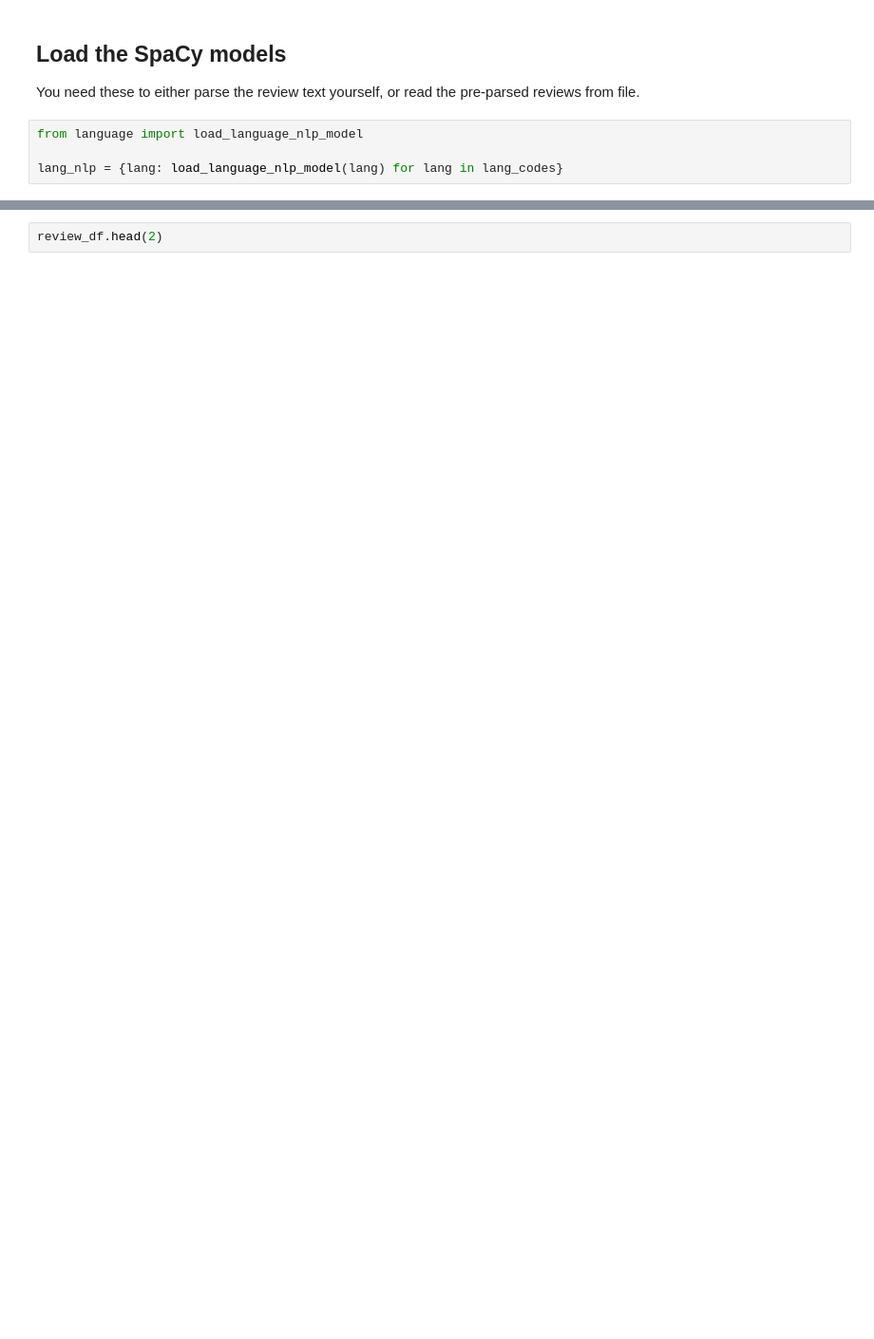
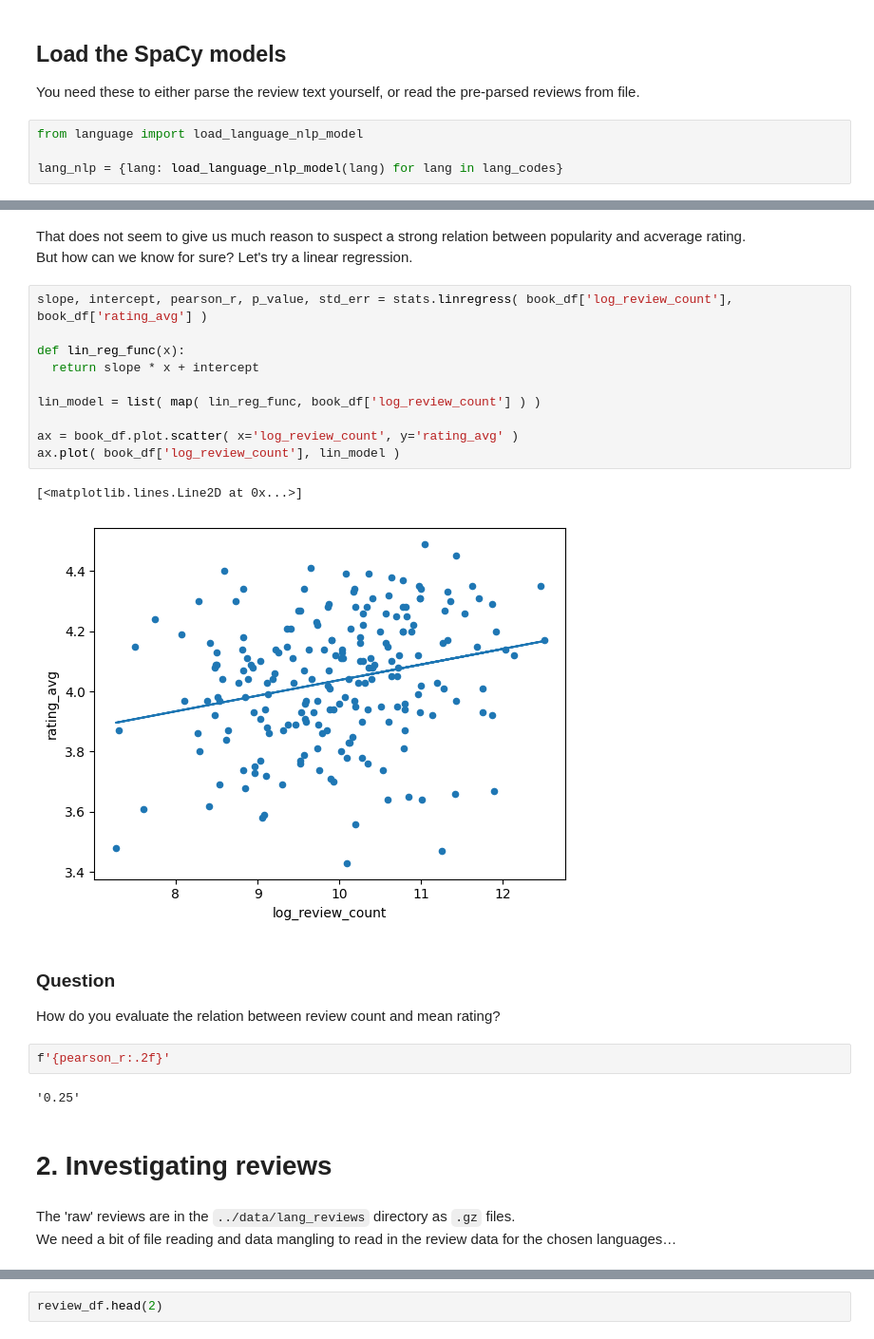
Before and after one commit to impact-and-fiction/workshop-multilingual-reviews-2025, a Jupyter notebook: scripts/step-1-word_frequencies.ipynb, the cells around one changed output, grey strips where cells are left out. Shown at 95% size. Drawn from its saved outputs; the diff is of its cells as text; blank space fills up the shorter version.

```diff
--- a/scripts/step-1-word_frequencies.ipynb
+++ b/scripts/step-1-word_frequencies.ipynb
@@ -62,3 +113,31 @@ book_df.head(2)
+# %% [markdown]
+That does not seem to give us much reason to suspect a strong relation between popularity and acverage rating. <br/>
+But how can we know for sure? Let's try a linear regression.
+# %%
+slope, intercept, pearson_r, p_value, std_err = stats.linregress( book_df['log_review_count'], book_df['rating_avg'] )
+
+def lin_reg_func(x):
+  return slope * x + intercept
+
+lin_model = list( map( lin_reg_func, book_df['log_review_count'] ) )
+
+ax = book_df.plot.scatter( x='log_review_count', y='rating_avg' )
+ax.plot( book_df['log_review_count'], lin_model )
+# %% [output]
+[<matplotlib.lines.Line2D at 0x...>]
+[figure, added]
+# %% [markdown]
+### Question
+How do you evaluate the relation between review count and mean rating?
+# %%
+f'{pearson_r:.2f}'
+# %% [output]
+'0.25'
+# %% [markdown]
+# 2. Investigating reviews
+# %% [markdown]
+The 'raw' reviews are in the `../data/lang_reviews` directory as `.gz` files. <br/>
+We need a bit of file reading and data mangling to read in the review data for the chosen languages…
 # %%
 def read_reviews(review_file):
     with gzip.open(review_file, 'rt') as fh:
```
Also changed, not shown: parts of 20 cells of this notebook, 2 other files.
